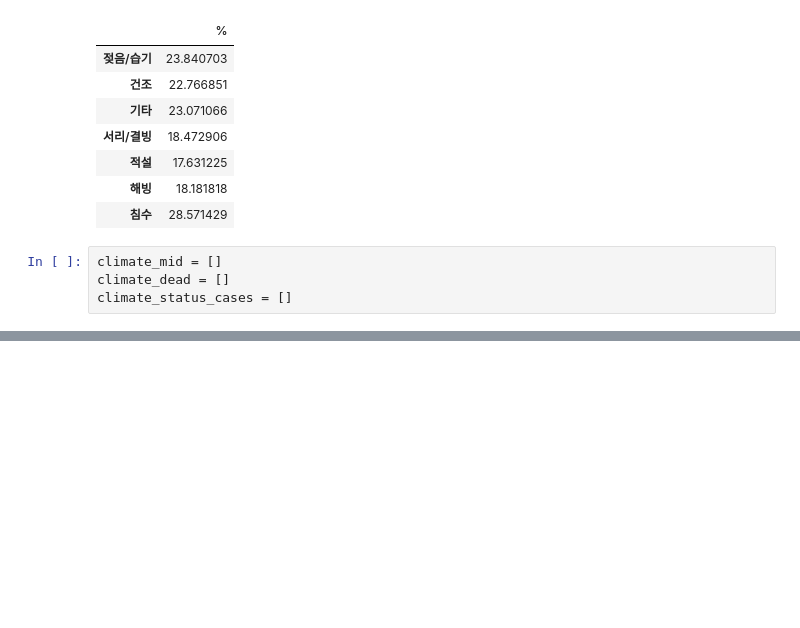
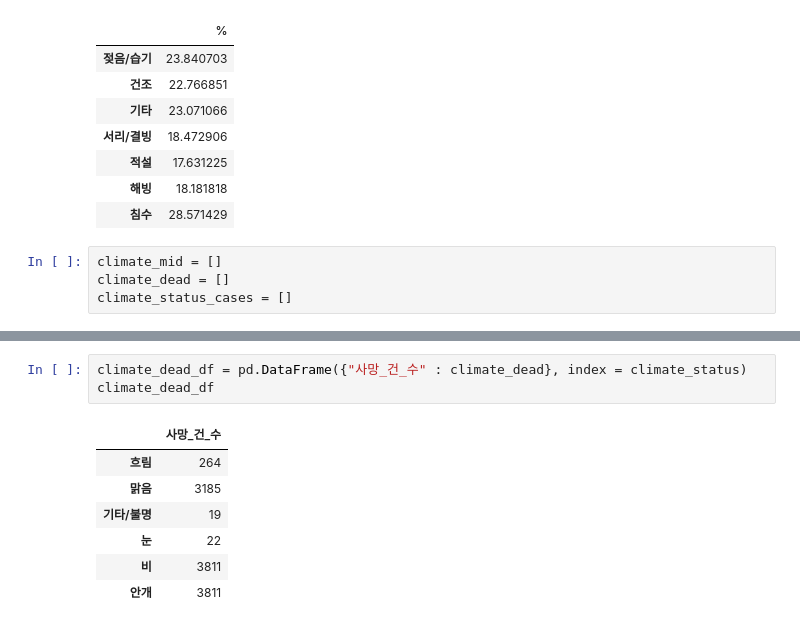
Before and after one commit to jwchoi179/SSU_BDPL_Data_Analysis, a Jupyter notebook: Data_Analysis.ipynb, the cells around one changed output, grey strips where cells are left out. Saved outputs shown, nothing was run; the diff lists cells and outputs as text; blank space fills up the shorter version.

```diff
--- a/Data_Analysis.ipynb
+++ b/Data_Analysis.ipynb
@@ -419,0 +496,11 @@ cloudy =
+# %%
+climate_dead_df = pd.DataFrame({"사망_건_수" : climate_dead}, index = climate_status)
+climate_dead_df
+# %% [output]
+|  | 사망_건_수 |
+| 흐림 | 264 |
+| 맑음 | 3185 |
+| 기타/불명 | 19 |
+| 눈 | 22 |
+| 비 | 3811 |
+| 안개 | 3811 |
```
Also changed, not shown: parts of 22 cells of this notebook.
